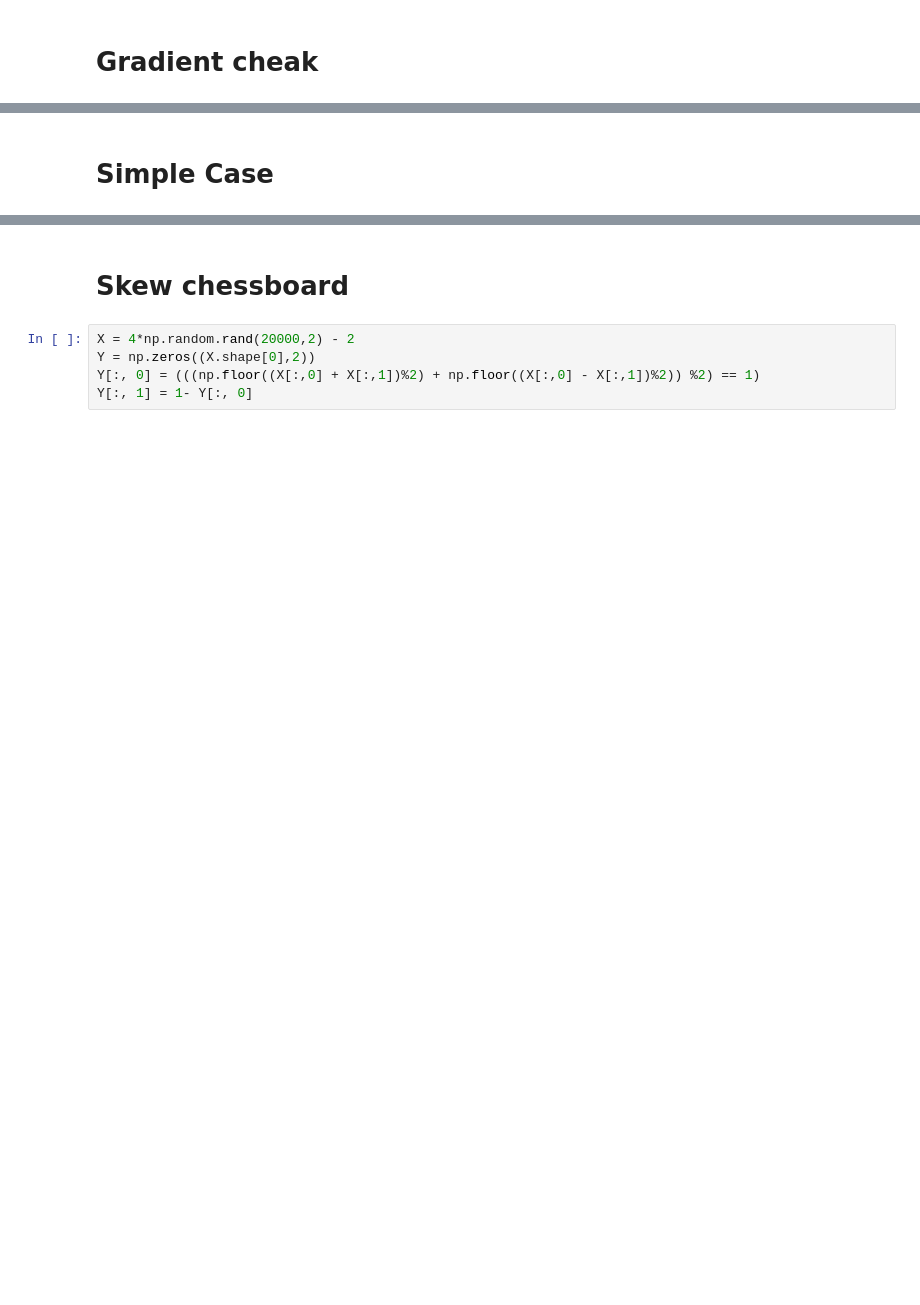
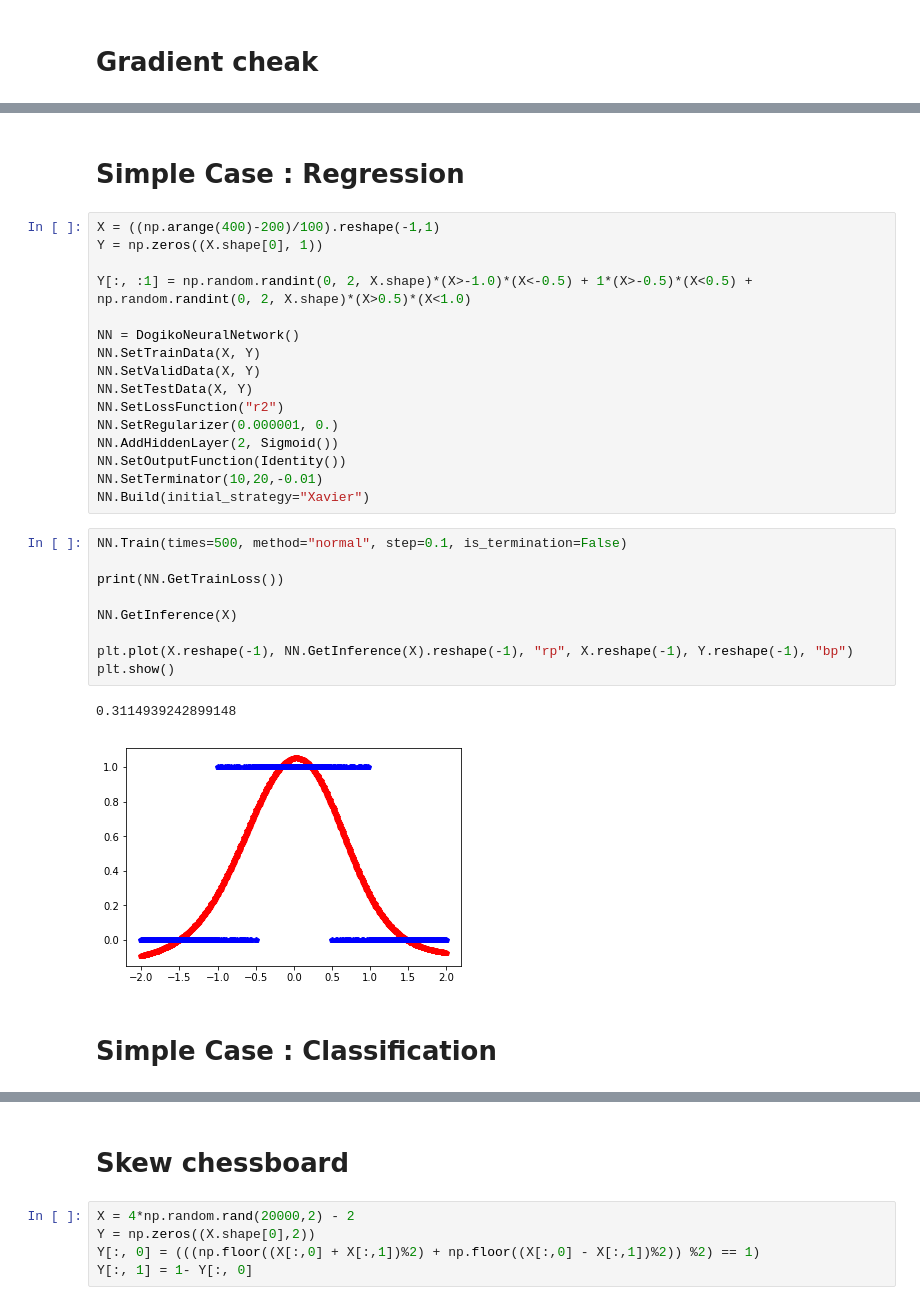
Before and after one commit to Dogiko/Machine-Learning, a Jupyter notebook: Dogiko-Learn.ipynb, the cells around one changed output, grey strips where cells are left out. Saved outputs shown, nothing was run; the diff lists cells and outputs as text; blank space fills up the shorter version.

```diff
--- a/Dogiko-Learn.ipynb
+++ b/Dogiko-Learn.ipynb
@@ -1240,5 +102,35 @@ done
 # %% [markdown]
-# Simple Case
+# Simple Case : Regression
+# %%
+X = ((np.arange(400)-200)/100).reshape(-1,1)
+Y = np.zeros((X.shape[0], 1))
+
+Y[:, :1] = np.random.randint(0, 2, X.shape)*(X>-1.0)*(X<-0.5) + 1*(X>-0.5)*(X<0.5) + np.random.randint(0, 2, X.shape)*(X>0.5)*(X<1.0)
+
+NN = DogikoNeuralNetwork()
+NN.SetTrainData(X, Y)
+NN.SetValidData(X, Y)
+NN.SetTestData(X, Y)
+NN.SetLossFunction("r2")
+NN.SetRegularizer(0.000001, 0.)
+NN.AddHiddenLayer(2, Sigmoid())
+NN.SetOutputFunction(Identity())
+NN.SetTerminator(10,20,-0.01)
+NN.Build(initial_strategy="Xavier")
+# %%
+NN.Train(times=500, method="normal", step=0.1, is_termination=False)
+
+print(NN.GetTrainLoss())
+
+NN.GetInference(X)
+
+plt.plot(X.reshape(-1), NN.GetInference(X).reshape(-1), "rp", X.reshape(-1), Y.reshape(-1), "bp")
+plt.show()
+# %% [output]
+0.3114939242899148
+[figure, added]
+# %% [markdown]
+# Simple Case : Classification
 # %%
 X = ((np.arange(400)-200)/100).reshape(-1,1)
 Y = np.zeros((X.shape[0], 2))
```
Also changed, not shown: parts of 38 cells of this notebook, 1 other file.
